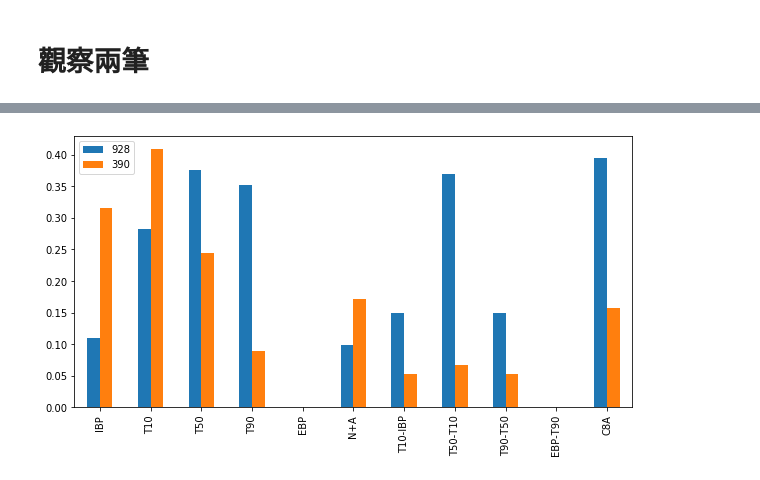
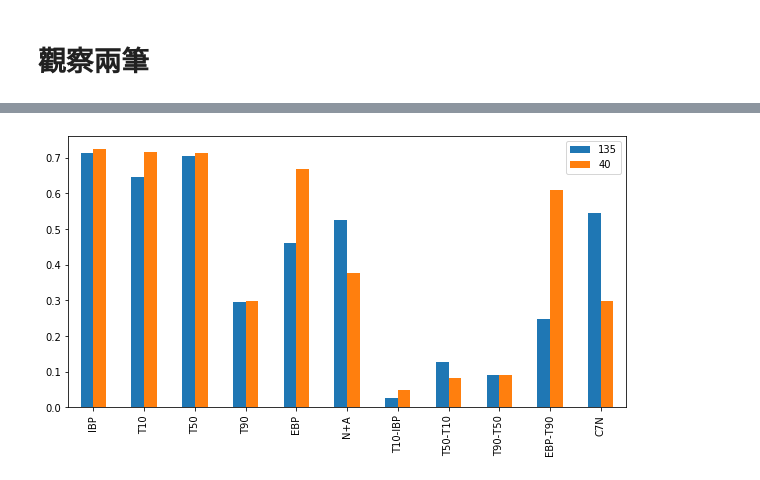
Before and after one commit to skywalker0803r/works, a Jupyter notebook: 加入IBP_EBP分析.ipynb, the cells around one changed output, grey strips where cells are left out. Cells and saved outputs as stored; diff of their text form; code cells hidden in the pictures.

```diff
--- a/加入IBP_EBP分析.ipynb
+++ b/加入IBP_EBP分析.ipynb
@@ -204,9 +224,7 @@ base = CatBoostRegressor(learning_rate = 0.1,n_estimators=100,verbose=1,objectiv
+# %%
+scaler_x = None
 # %%
 # scaler
-scaler_x = StandardScaler()
-X_train[:] = scaler_x.fit_transform(X_train[:])
-X_test[:] = scaler_x.transform(X_test[:])
-
-#modeling
-model = MultiOutputRegressor(base)
-model.fit(X_train,y_train)
+#scaler_x = StandardScaler()
+#X_train[:] = scaler_x.fit_transform(X_train[:])
+#X_test[:] = scaler_x.transform(X_test[:])
@@ -288,7 +310,7 @@ residual = y_pred - y_test
 # %% [markdown]
 # plot residual
 # %%
-y_name = 'C8A'
+y_name = 'C7N'
 plot_data = X_test[features].join(y_test[y_columns])
 plot_data['index'] = plot_data.index
 plot_data['residual'] = residual[y_name]
@@ -305,7 +327,6 @@ sns.kdeplot(residual[y_name],shade=True)
 # %% [markdown]
 # plot loss
 # %%
-y_name = 'C8A'
 plot_data = X_test[features]
 plot_data['index'] = plot_data.index
 plot_data[y_name] = y_test[y_name]
@@ -343,7 +364,8 @@ full[features+[y_name]] = scaler_bar.fit_transform(full[features+[y_name]])
 full.loc[compare_data.index,features+[y_name]].T.plot(kind='bar',figsize=(10,5))
 
 # inver scaler for compare table
-compare_data[features] = scaler_x.inverse_transform(compare_data[features])
+if scaler_x != None:
+  compare_data[features] = scaler_x.inverse_transform(compare_data[features])
 
 #show table
 compare_data.style.background_gradient(axis=1)
@@ -354 +376 @@ compare_data.style.background_gradient(axis=1)
-[figure, old version]
+[figure, new version]
```
Also changed, not shown: parts of 21 cells of this notebook.
